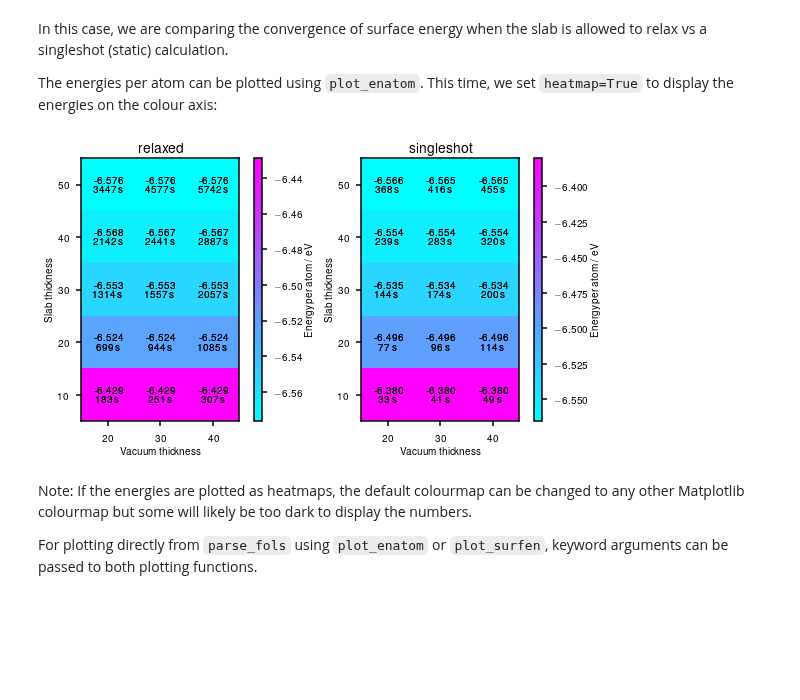
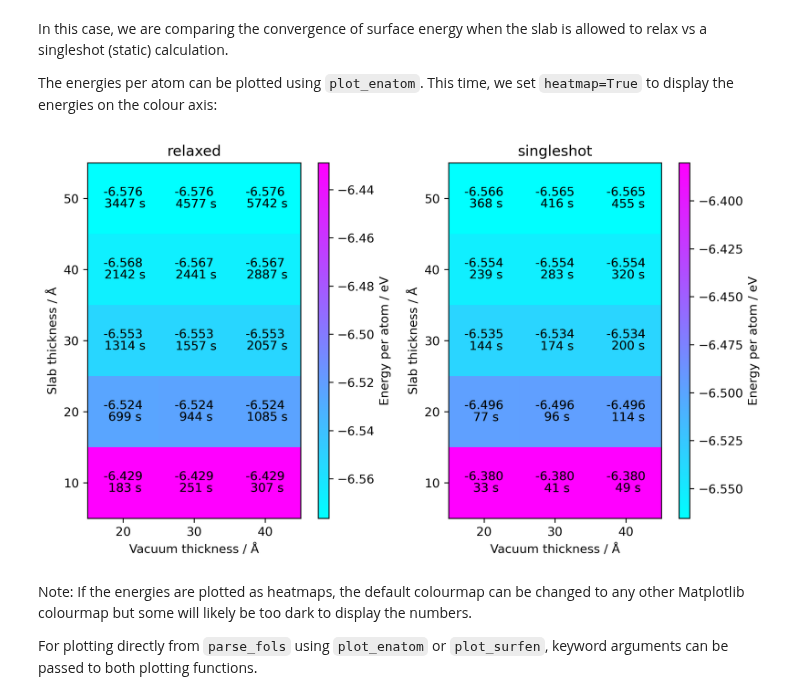
Before and after one commit to SMTG-Bham/surfaxe, a Jupyter notebook: tutorials/convergence/convergence_tutorial.ipynb, the cells around one changed output. Cells and saved outputs as stored; diff of their text form; code cells hidden in the pictures; blank space fills up the shorter version.

```diff
--- a/tutorials/convergence/convergence_tutorial.ipynb
+++ b/tutorials/convergence/convergence_tutorial.ipynb
@@ -95,9 +95,9 @@ In this case, we are comparing the convergence of surface energy when the slab i
 
 The energies per atom can be plotted using `plot_enatom`. This time, we set `heatmap=True` to display the energies on the colour axis:
 # %%
-plot_enatom(df, cmap='cool', heatmap=True, plt_fname='110_energy_per_atom.png')
+plot_enatom(df, cmap='cool', heatmap=True, plt_fname='110_energy_per_atom.png', width=8.5)
 # %% [output]
-[figure, old version]
+[figure, new version]
 # %% [markdown]
 Note: If the energies are plotted as heatmaps, the default colourmap can be changed to any other Matplotlib colourmap but some will likely be too dark to display the numbers.
 
```
Also changed, not shown: parts of 1 cell of this notebook, 4 other files.
